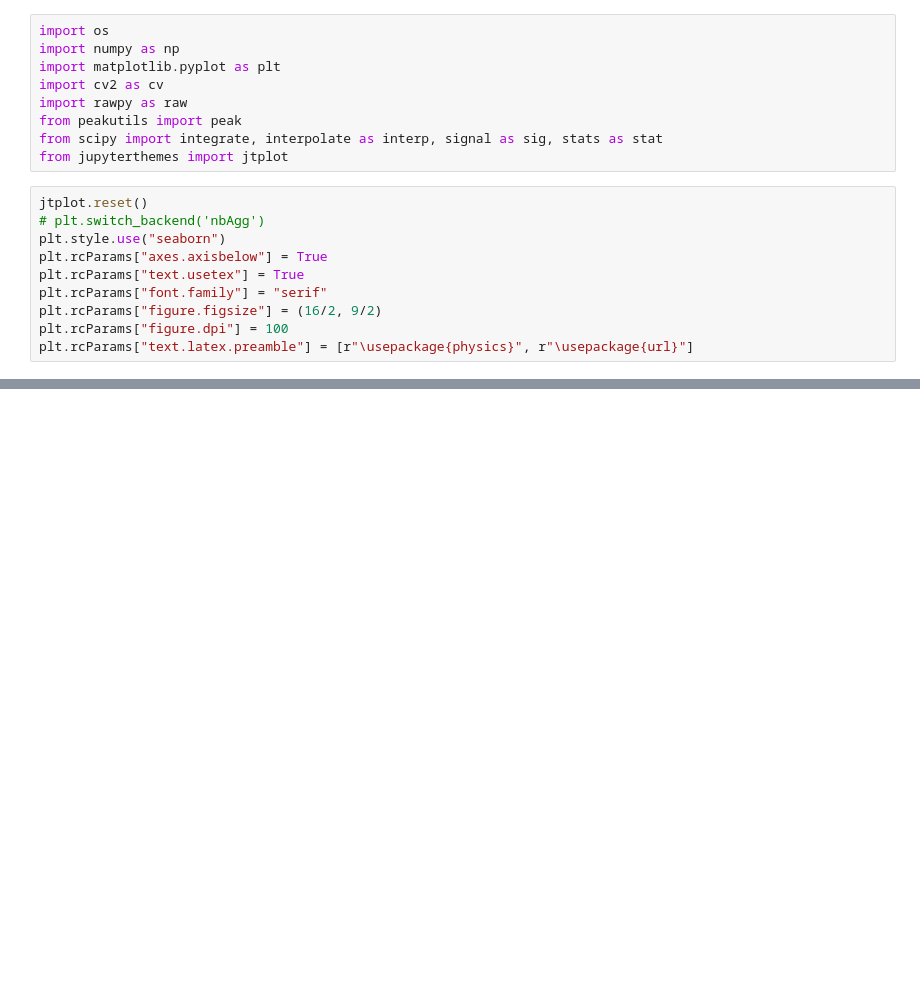
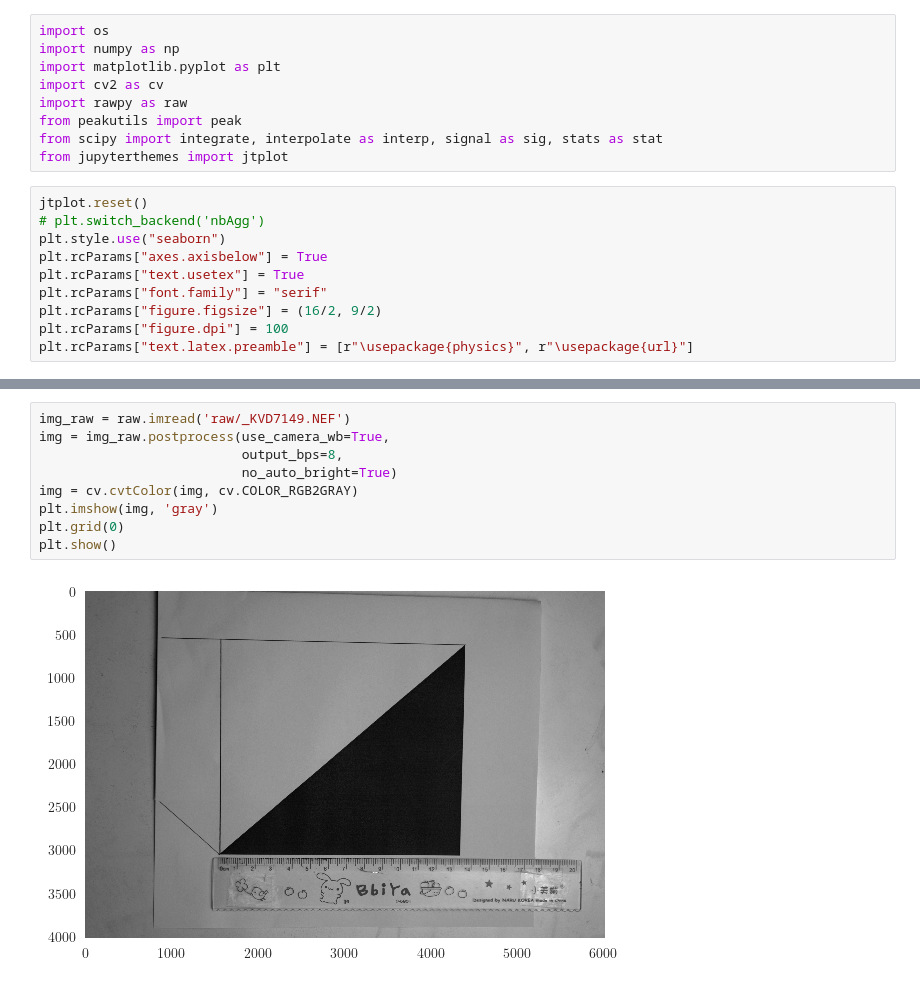
Before and after one commit to kvdomingo/AP187, a Jupyter notebook: Activity 10/187-10.ipynb, the cells around one changed output, grey strips where cells are left out. Saved outputs shown, nothing was run; the diff lists cells and outputs as text; blank space fills up the shorter version.

```diff
--- a/Activity 10/187-10.ipynb
+++ b/Activity 10/187-10.ipynb
@@ -19,0 +75,11 @@ plt.rcParams["text.latex.preamble"] = [r"\usepackage{physics}", r"\usepackage{ur
+# %%
+img_raw = raw.imread('raw/_KVD7149.NEF')
+img = img_raw.postprocess(use_camera_wb=True,
+                          output_bps=8,
+                          no_auto_bright=True)
+img = cv.cvtColor(img, cv.COLOR_RGB2GRAY)
+plt.imshow(img, 'gray')
+plt.grid(0)
+plt.show()
+# %% [output]
+[figure, added]
```
Also changed, not shown: parts of 3 cells of this notebook, 6 other files.
